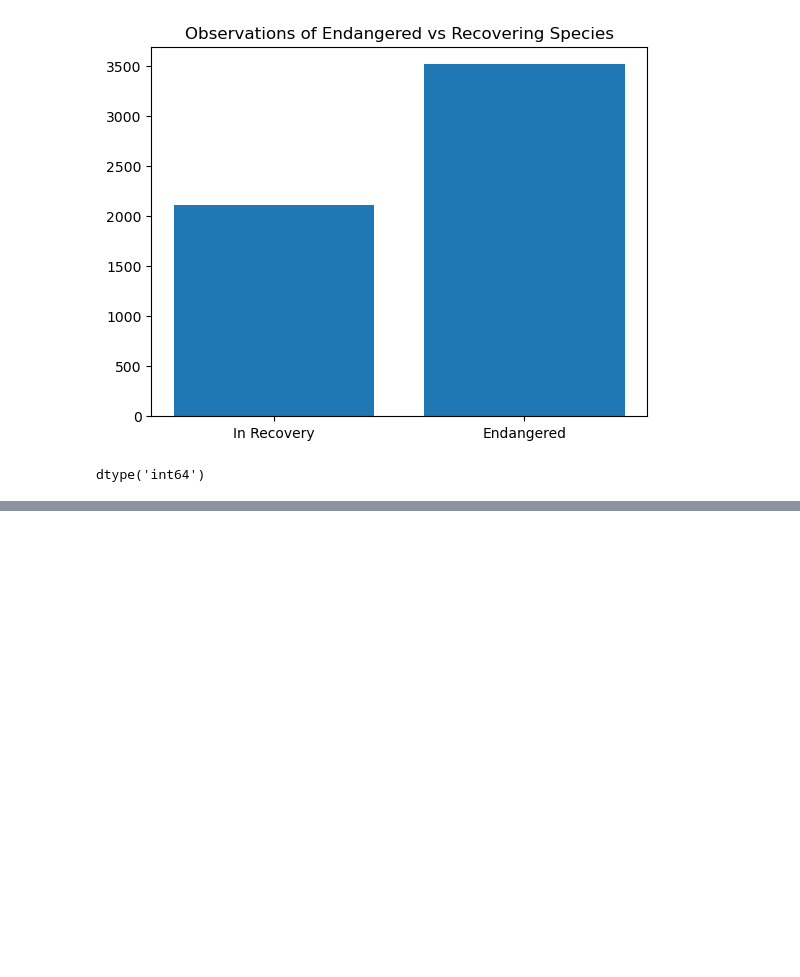
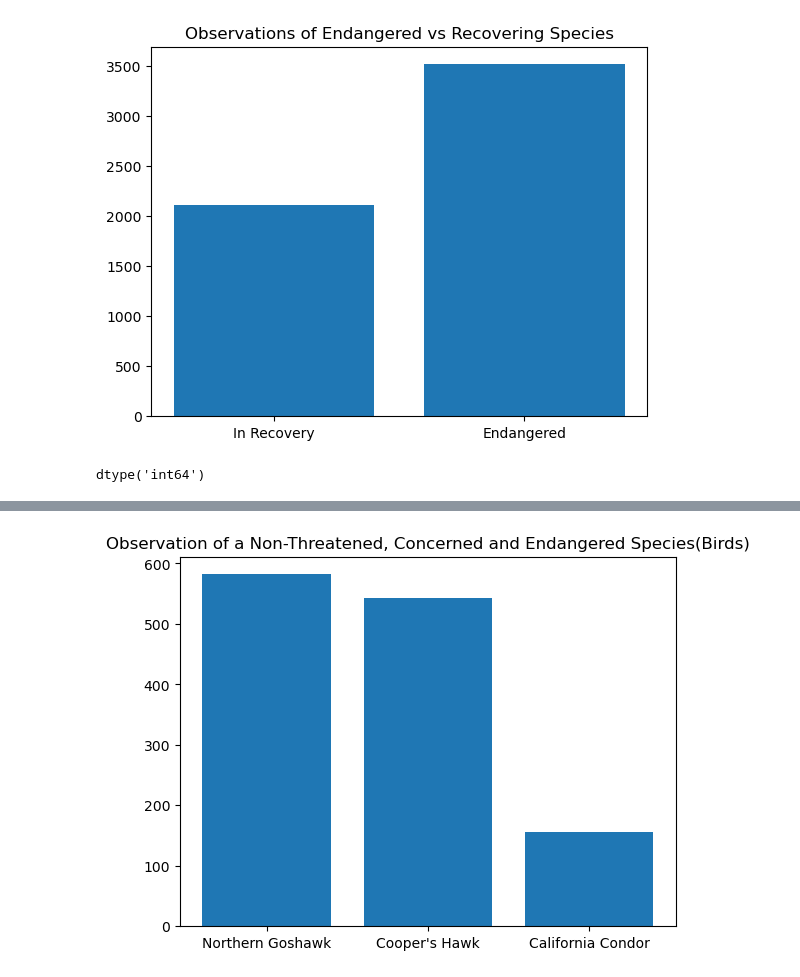
Before and after one commit to MrShade138/Biodiversity-Project, a Jupyter notebook: biodiversity.ipynb, the cells around one changed output, grey strips where cells are left out. Saved outputs shown, nothing was run; the diff lists cells and outputs as text; code cells hidden in the pictures; blank space fills up the shorter version.

```diff
--- a/biodiversity.ipynb
+++ b/biodiversity.ipynb
@@ -102,0 +175,11 @@ dtype('int64')
+# %%
+cali_condor = endangered_obs.iloc[72: 76]
+counts5= [northern_goshawk.observations.sum(), coopers_hawk.observations.sum(), cali_condor.observations.sum()]
+ax= plt.subplot()
+plt.bar(range(len(counts5)), counts5)
+plt.title('Observation of a Non-Threatened, Concerned and Endangered Species(Birds)')
+ax.set_xticks(range(len(counts5)))
+ax.set_xticklabels(['Northern Goshawk','Cooper\'s Hawk', 'California Condor'])
+plt.show()
+# %% [output]
+[figure, added]
```
Also changed, not shown: parts of 14 cells of this notebook.
